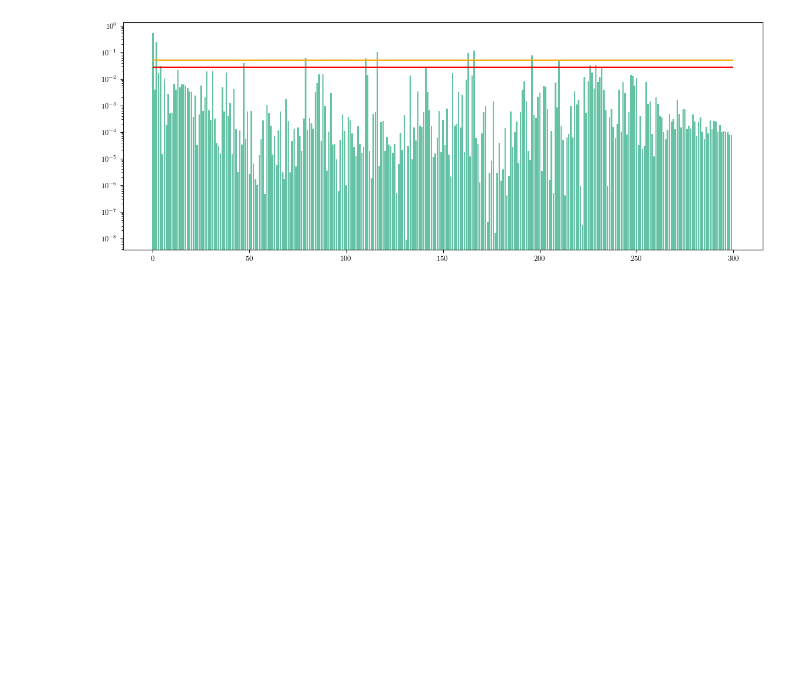
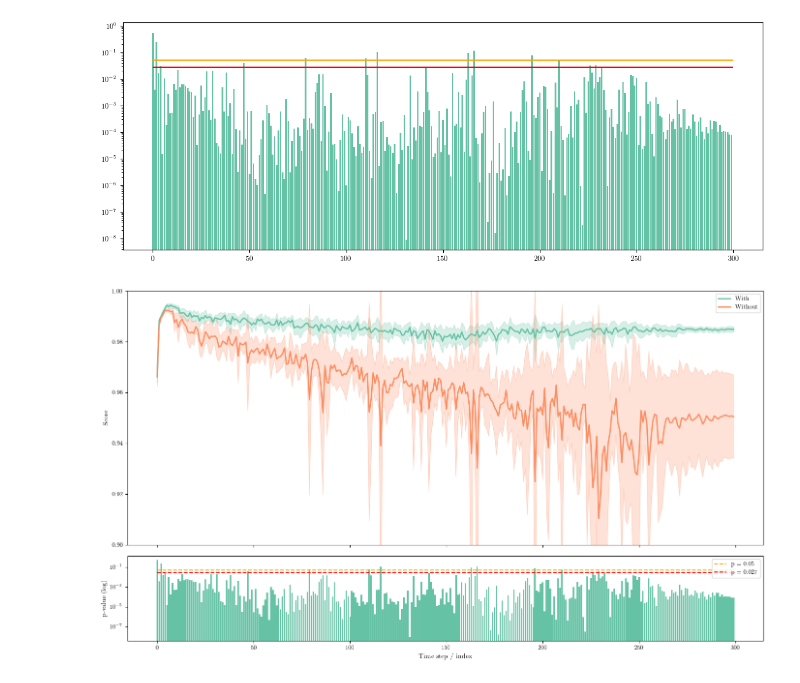
Before and after one commit to cdalinghaus-mthesis/figures, a Jupyter notebook: embedding_effects/style_fluo.ipynb, the cells around one changed output. Drawn from its saved outputs; the diff is of its cells as text; code cells hidden in the pictures; blank space fills up the shorter version.

```diff
--- a/embedding_effects/style_fluo.ipynb
+++ b/embedding_effects/style_fluo.ipynb
@@ -193,3 +193,66 @@ ax.hlines(0.027, 0, 300, color='red') # 3 sigma
 # %% [output]
 <matplotlib.collections.LineCollection at 0x...>
 [figure]
+# %%
+import numpy as np
+import matplotlib.pyplot as plt
+import matplotlib as mpl
+from scipy import stats
+
+# === colors & helper from your code ===
+cmap = mpl.colormaps['Set2']
+ca, cb = cmap(0), cmap(1)
+
+def plot_mean_shaded(ax, data, color, label, maxlen=None):
+    arr = np.array([d[:maxlen] for d in data])
+    mean = arr.mean(axis=0)
+    std  = arr.std(axis=0)
+
+    x = np.arange(len(mean))
+    ax.plot(x, mean, color=color, label=label, linewidth=2)
+    ax.fill_between(x, mean-std, mean+std, color=color, alpha=0.25)
+
+# === compute p-values (same logic as your second snippet) ===
+pvals = []
+for idx in range(len(withs[0])):
+    w  = [x[idx] for x in withs]
+    wo = [x[idx] for x in withouts]
+
+    res = stats.ttest_ind(w, wo)  # or equal_var=False if you prefer Welch’s test
+    pvals.append(res.pvalue)
+
+pvals = np.array(pvals)
+x = np.arange(len(pvals))
+
+# === combined figure: top = full plot, bottom = significance ===
+fig, (ax_top, ax_bottom) = plt.subplots(
+    2, 1, figsize=(14, 8),
+    sharex=True,
+    gridspec_kw={'height_ratios': [3, 1]}
+)
+
+# --- TOP: full sequence (what you had on the right) ---
+plot_mean_shaded(ax_top, withs, ca, "With")
+plot_mean_shaded(ax_top, withouts, cb, "Without")
+ax_top.set_ylim(0.90, 1.0)
+ax_top.set_ylabel("Score")   # adjust to your metric name
+ax_top.legend()
+
+# --- BOTTOM: p-values over time ---
+ax_bottom.bar(x, pvals)
+ax_bottom.set_yscale('log')
+
+# horizontal lines for thresholds (use x.min()/x.max() to match the data length)
+xmin, xmax = x.min(), x.max()
+ax_bottom.hlines(0.05,  xmin, xmax, color='orange', linestyle='--', label='p = 0.05')
+ax_bottom.hlines(0.027, xmin, xmax, color='red',    linestyle='--', label='p = 0.027')  # 3σ approx?
+
+ax_bottom.set_ylabel("p-value (log)")
+ax_bottom.set_xlabel("Time step / index")
+ax_bottom.legend(loc="upper right")
+
+fig.tight_layout()
+plt.savefig("fluo_with_without_plus_significance.pdf", bbox_inches='tight')
+plt.show()
+# %% [output]
+[figure, added]
```
Also changed, not shown: parts of 1 cell of this notebook, 3 other files.
